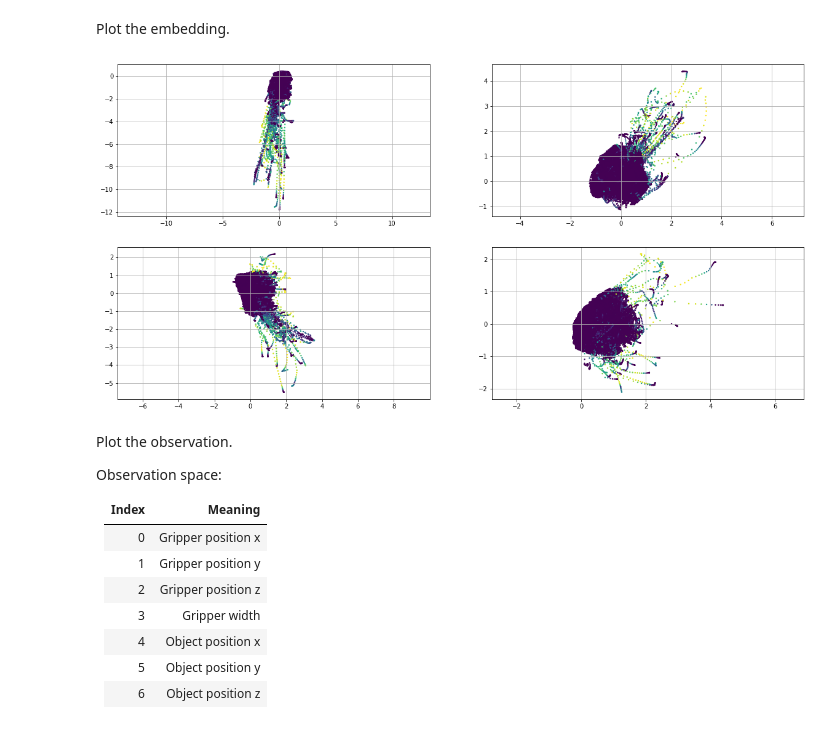
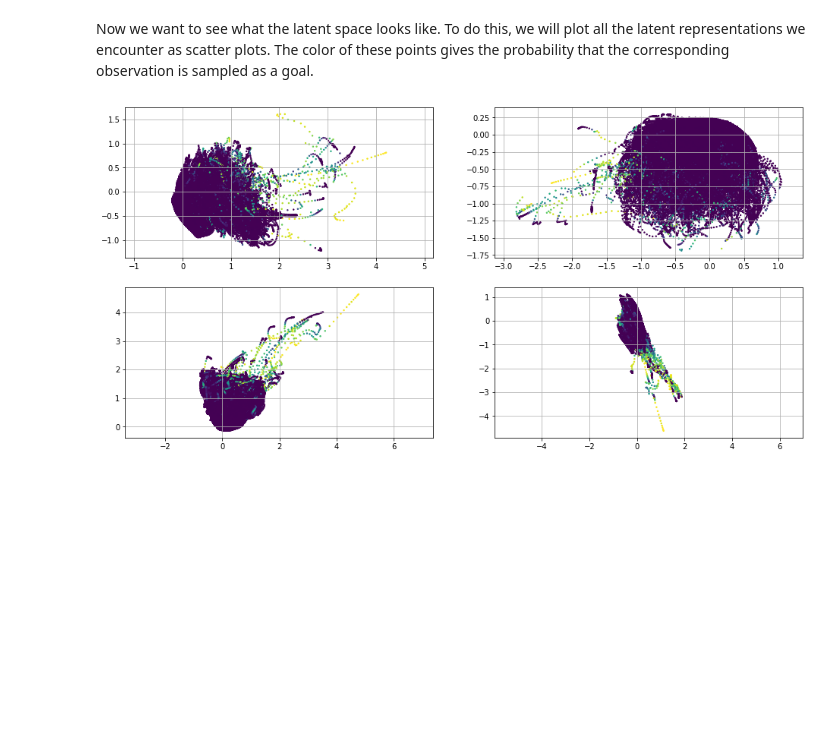
Before and after one commit to qgallouedec/lge, a Jupyter notebook: notebooks/latent_go_explore_panda.ipynb, the cells around one changed output. Saved outputs shown, nothing was run; the diff lists cells and outputs as text; code cells hidden in the pictures; blank space fills up the shorter version.

```diff
--- a/notebooks/latent_go_explore_panda.ipynb
+++ b/notebooks/latent_go_explore_panda.ipynb
@@ -98,32 +87,30 @@ density = archive.density[:pos]
-# %% [markdown]
-Plot the embedding.
-# %%
-cmap = plt.get_cmap()
-color = cmap(prob / prob.max())
-
-fig, axs = plt.subplots(2, 2)
-fig.set_figheight(10)
-fig.set_figwidth(20)
-
-# Quantized latent
-for i, j in [(0, 0), (0, 1), (1, 0), (1, 1)]:
-    axs[i, j].grid()
-    axs[i, j].axis("equal")
-    k = 2 * i + j
-    axs[i, j].scatter(*embeddings[:, 2 * k : 2 * k + 2].T, c=color, s=2)
-# %% [output]
-[figure, removed]
-# %% [markdown]
-Plot the observation.
-
-Observation space:
-
-| Index | Meaning |
-|-|-|
-| 0 | Gripper position x |
-| 1 | Gripper position y |
-| 2 | Gripper position z |
-| 3 | Gripper width |
-| 4 | Object position x |
-| 5 | Object position y |
-| 6 | Object position z |
+# %% [markdown]
+Now we want to see what the latent space looks like. To do this, we will plot all the latent representations we encounter as scatter plots. The color of these points gives the probability that the corresponding observation is sampled as a goal.
+# %%
+# Some borring lines to get the probability of each observation to be sampled as goal
+lge.replay_buffer.recompute_embeddings()
+embeddings = lge.replay_buffer.next_embeddings[:num_timesteps]
+embeddings = np.squeeze(embeddings)
+sorted_density = lge.replay_buffer.sorted_density[:num_timesteps]
+_, index = np.unique(sorted_density, return_index=True)
+p = lge.replay_buffer.p
+prob = (1 - p) ** (np.arange(num_timesteps) - 1) * p
+prob = prob[index]
+
+# Get a color map to render this probability
+cmap = plt.get_cmap()
+color = cmap(prob / prob.max())
+
+fig, axs = plt.subplots(2, 2)
+fig.set_figheight(8)  # increase size, for readibility
+fig.set_figwidth(16)
+
+# Plot latent space
+for row in range(2):
+    for col in range(2):
+        axs[row, col].grid()
+        axs[row, col].axis("equal")
+        latent_idx = 2 * (2 * row + col)
+        axs[row, col].scatter(*embeddings[:, latent_idx : latent_idx + 2].T, c=color, s=2)
+# %% [output]
+[figure, added]
```
Also changed, not shown: parts of 21 cells of this notebook, 1 other file.
